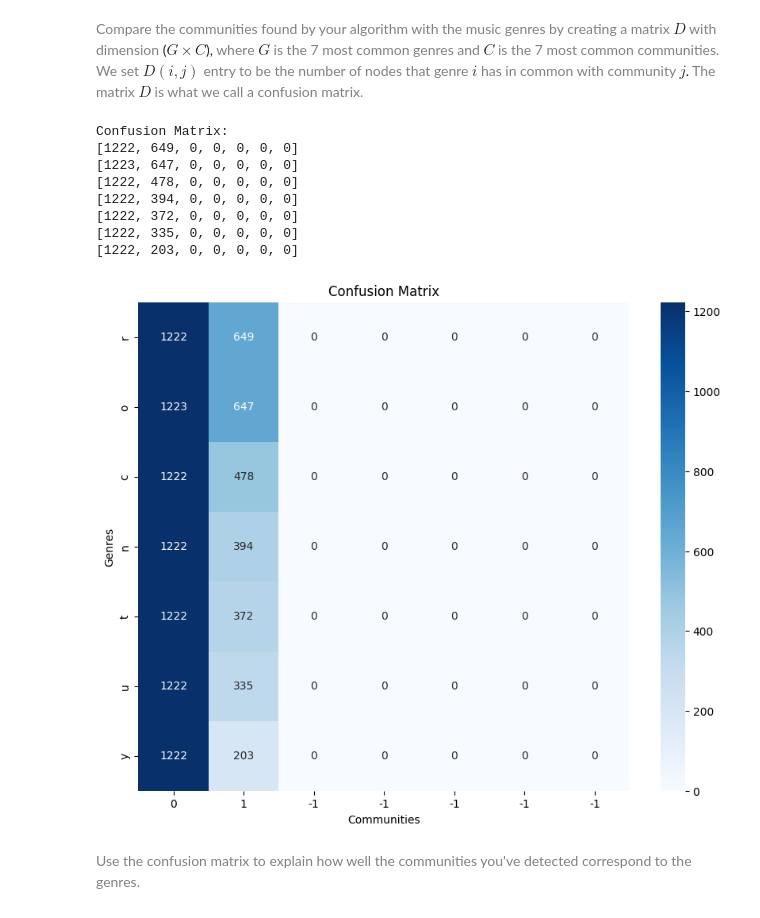
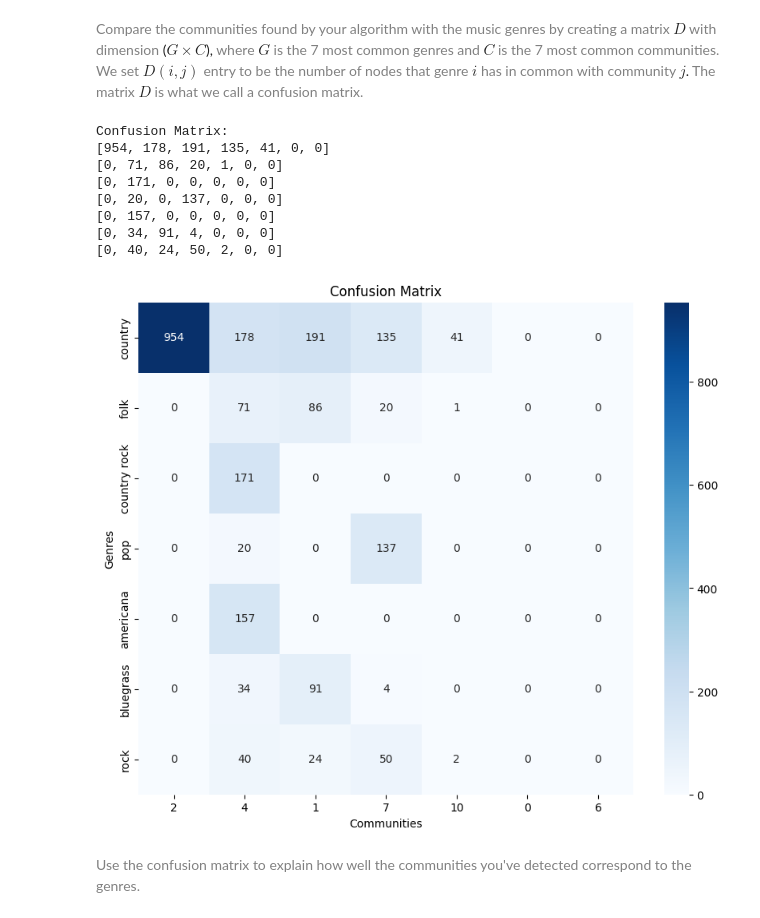
Before and after one commit to AleksandarLukic96/02805_Social_Graphs_and_Interactions, a Jupyter notebook: Exercise_solutions/Assignment_2.ipynb, the cells around one changed output. Cells and saved outputs as stored; diff of their text form; code cells hidden in the pictures.

```diff
--- a/Exercise_solutions/Assignment_2.ipynb
+++ b/Exercise_solutions/Assignment_2.ipynb
@@ -98,7 +139,7 @@ print_dict_n(partition, 5)
 # %%
 # Create a partition of the network into genres
 partition = {}
-for artist, genre_list in genres.items():
+for artist, genre_list in genres_dict.items():
     if len(genre_list) > 1:
         partition[artist] = genre_list[1]
     else:
@@ -118,0 +167,15 @@ print_dict_n(partition, 5)
+# %%
+# Add edges between artists who share genres
+for artist1, genres1 in genres_dict.items():
+    for artist2, genres2 in genres_dict.items():
+        if artist1 != artist2:
+            common_genres = set(genres1).intersection(genres2)
+            if common_genres:
+                G_ud.add_edge(artist1, artist2, weight=len(common_genres))
+# %%
+# Subgraph containing only artists in dataset
+artists = list(genres_dict.keys())
+G_ud = G_ud.subgraph(artists)
+# %%
+# Find communities in the network
+communities = community.best_partition(G_ud)
@@ -228,9 +291,14 @@ AdjustSpeedAndApplyForces step  took  0.63  seconds
 # %% [markdown]
 <font color='gray'> Compare the communities found by your algorithm with the music genres by creating a matrix </font> $D$ <font color='gray'> with dimension  </font> ($G\times C$), <font color='gray'> where </font> $G$ <font color='gray'> is the 7 most common genres and </font> $C$ <font color='gray'> is the 7 most common communities. We set </font> $D(i,j)$ <font color='gray'> entry to be the number of nodes that genre </font> $i$ <font color='gray'> has in common with community </font> $j$. <font color='gray'> The matrix </font> $D$ <font color='gray'> is what we call a confusion matrix. </font>
 # %%
+# Import necessary libraries
+import pandas as pd
+import seaborn as sns
+import matplotlib.pyplot as plt
+
 # Get the 7 most common genres
 genre_counts = {}
-for artist, genre_list in genres.items():
+for artist, genre_list in genres_dict.items():
     for genre in genre_list:
         if genre in genre_counts:
             genre_counts[genre] += 1
@@ -239,39 +307,55 @@ for artist, genre_list in genres.items():
 
 # Get exactly the 7 most common genres (or pad with placeholders if fewer exist)
 top_genres = sorted(genre_counts, key=genre_counts.get, reverse=True)[:7]
 if len(top_genres) < 7:
     top_genres += ['Other'] * (7 - len(top_genres))
 
 # Get the 7 most common communities
 community_counts = {}
 for artist, community_id in communities.items():
     if community_id in community_counts:
         community_counts[community_id] += 1
     else:
         community_counts[community_id] = 1
 
 # Get exactly the 7 most common communities (or pad with placeholders if fewer exist)
 top_communities = sorted(community_counts, key=community_counts.get, reverse=True)[:7]
 if len(top_communities) < 7:
     top_communities += [-1] * (7 - len(top_communities))  # Use -1 or another placeholder for empty spots
 
 # Create the confusion matrix with the corrected dimensions
 D = [[0 for _ in range(7)] for _ in range(7)]
-for artist, genre_list in genres.items():
+for artist, genre_list in genres_dict.items():
     for genre in genre_list:
         if genre in top_genres:
             genre_index = top_genres.index(genre)
             community_id = communities[artist]
             if community_id in top_communities:
                 community_index = top_communities.index(community_id)
                 D[genre_index][community_index] += 1
+
+# Print the confusion matrix
+print("Confusion Matrix:")
+for row in D:
+    print(row)
+
+# Create a DataFrame from the confusion matrix
+df = pd.DataFrame(D, index=top_genres, columns=top_communities)
+
+# Plot the confusion matrix
+plt.figure(figsize=(10, 8))
+sns.heatmap(df, annot=True, cmap='Blues', fmt='g')
+plt.title("Confusion Matrix")
+plt.xlabel("Communities")
+plt.ylabel("Genres")
+plt.show()
 # %% [output]
 Confusion Matrix:
-[1222, 649, 0, 0, 0, 0, 0]
-[1223, 647, 0, 0, 0, 0, 0]
-[1222, 478, 0, 0, 0, 0, 0]
-[1222, 394, 0, 0, 0, 0, 0]
-[1222, 372, 0, 0, 0, 0, 0]
-[1222, 335, 0, 0, 0, 0, 0]
-[1222, 203, 0, 0, 0, 0, 0]
+[954, 178, 191, 135, 41, 0, 0]
+[0, 71, 86, 20, 1, 0, 0]
+[0, 171, 0, 0, 0, 0, 0]
+[0, 20, 0, 137, 0, 0, 0]
+[0, 157, 0, 0, 0, 0, 0]
+[0, 34, 91, 4, 0, 0, 0]
+[0, 40, 24, 50, 2, 0, 0]
-[figure, old version]
+[figure, new version]
```
Also changed, not shown: parts of 21 cells of this notebook.
